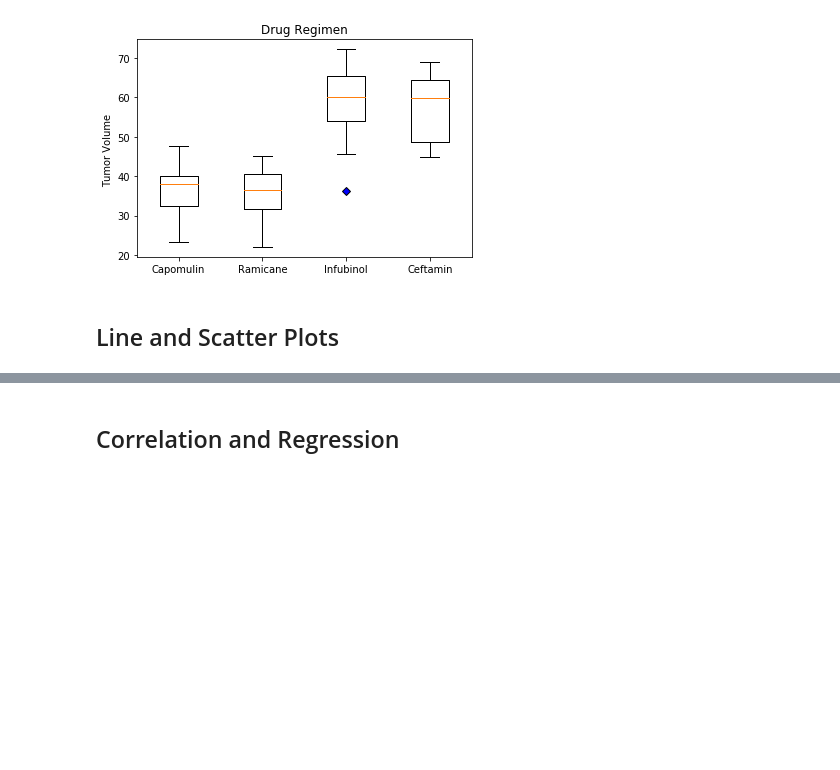
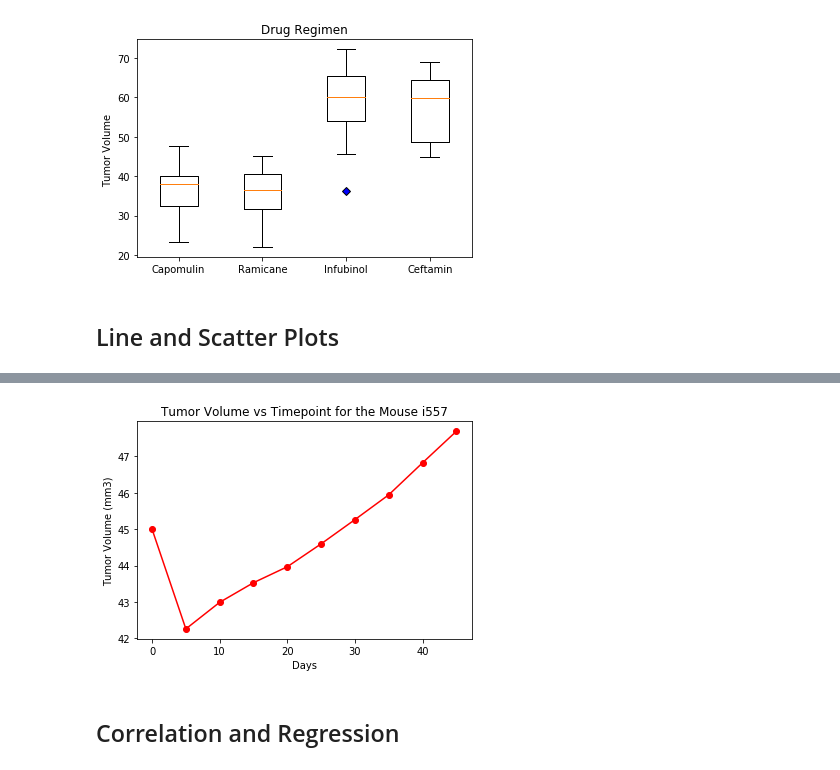
Before and after one commit to angieglass/the-power-of-plots, a Jupyter notebook: power_of_plots_homework.ipynb, the cells around one changed output, grey strips where cells are left out. Saved outputs shown, nothing was run; the diff lists cells and outputs as text; code cells hidden in the pictures; blank space fills up the shorter version.

Commit message:
Added the line chart for the mouse id i557

```diff
--- a/power_of_plots_homework.ipynb
+++ b/power_of_plots_homework.ipynb
@@ -377,4 +377,11 @@ plt.show()
 ## Line and Scatter Plots
 # %%
 # Generate a line plot of tumor volume vs. time point for a mouse treated with Capomulin
+
+#Exploring the Capomulin mouses to select one.
+capomulin_mouses = clean_data.loc[clean_data["Drug Regimen"] == "Capomulin"]
+capomulin_mouses
+
+mouse_id = clean_data.loc[clean_data["Mouse ID"] == "i557"]
+mouse_id
 # %% [output]
@@ -382,3 +399,20 @@ plt.show()
+# %%
+#set x and y values
+x_axis = mouse_id["Timepoint"]
+y_axis = mouse_id["Tumor Volume (mm3)"]
+
+# Place a legend on the chart in what matplotlib believes to be the "best" location
+
+
+plt.title("Tumor Volume vs Timepoint for the Mouse i557")
+plt.xlabel("Days")
+plt.ylabel("Tumor Volume (mm3)")
+
+# Print our chart to the screen
+plt.plot(x_axis, y_axis, color="red", label=x_axis, marker = 'o')
+plt.show()
+# %% [output]
+[figure, added]
 # %%
 # Generate a scatter plot of average tumor volume vs. mouse weight for the Capomulin regimen
 # %% [markdown]
```
Also changed, not shown: parts of 1 cell of this notebook.
